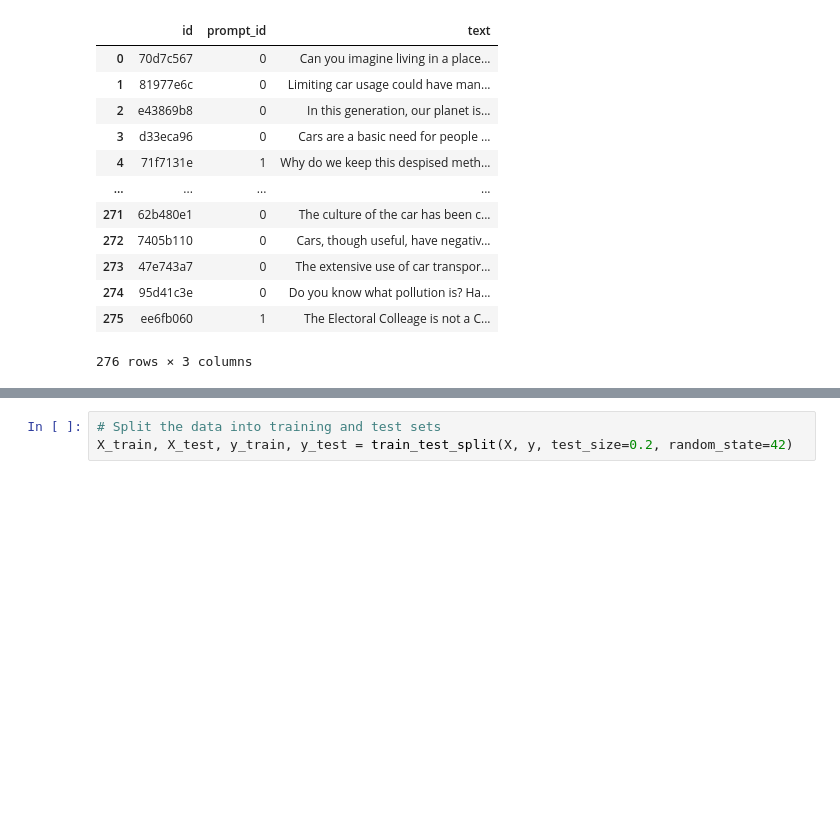
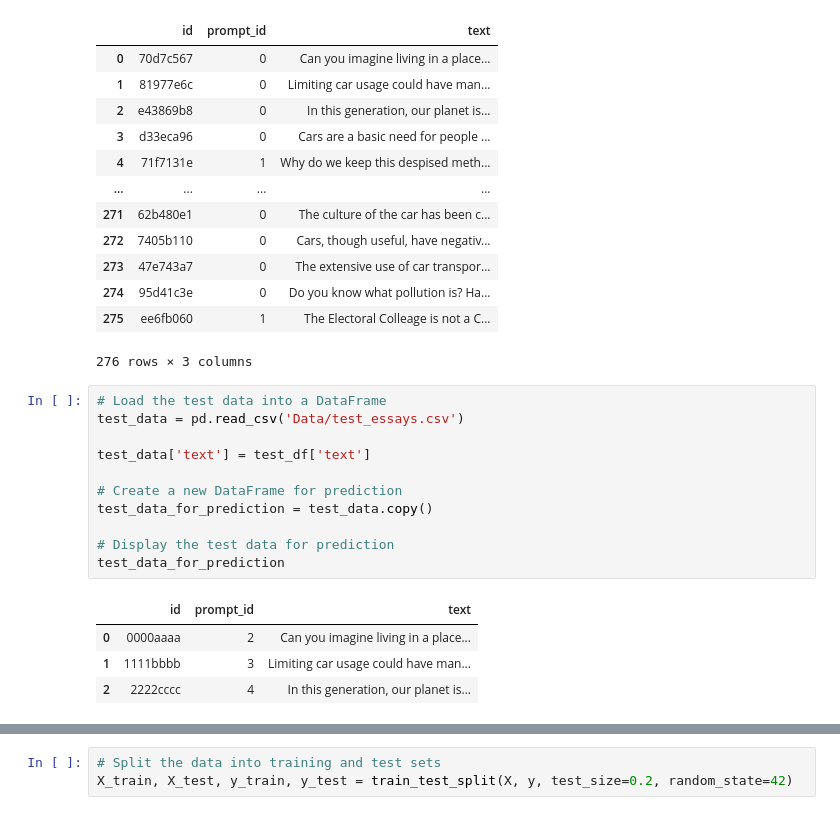
Before and after one commit to ahkatlio/LLM-Detect-AI-Generated-Text, a Jupyter notebook: model2.ipynb, the cells around one changed output, grey strips where cells are left out. Saved outputs shown, nothing was run; the diff lists cells and outputs as text; blank space fills up the shorter version.

```diff
--- a/model2.ipynb
+++ b/model2.ipynb
@@ -87,6 +94,22 @@ test_df
 | 274 | 95d41c3e | 0 | Do you know what pollution is? Ha... |
 | 275 | ee6fb060 | 1 | The Electoral Colleage is not a C... |
 276 rows × 3 columns
+# %%
+# Load the test data into a DataFrame
+test_data = pd.read_csv('Data/test_essays.csv')
+
+test_data['text'] = test_df['text']
+
+# Create a new DataFrame for prediction
+test_data_for_prediction = test_data.copy()
+
+# Display the test data for prediction
+test_data_for_prediction
+# %% [output]
+|  | id | prompt_id | text |
+| 0 | 0000aaaa | 2 | Can you imagine living in a place... |
+| 1 | 1111bbbb | 3 | Limiting car usage could have man... |
+| 2 | 2222cccc | 4 | In this generation, our planet is... |
 # %%
 import spacy
 
```
Also changed, not shown: parts of 17 cells of this notebook.
